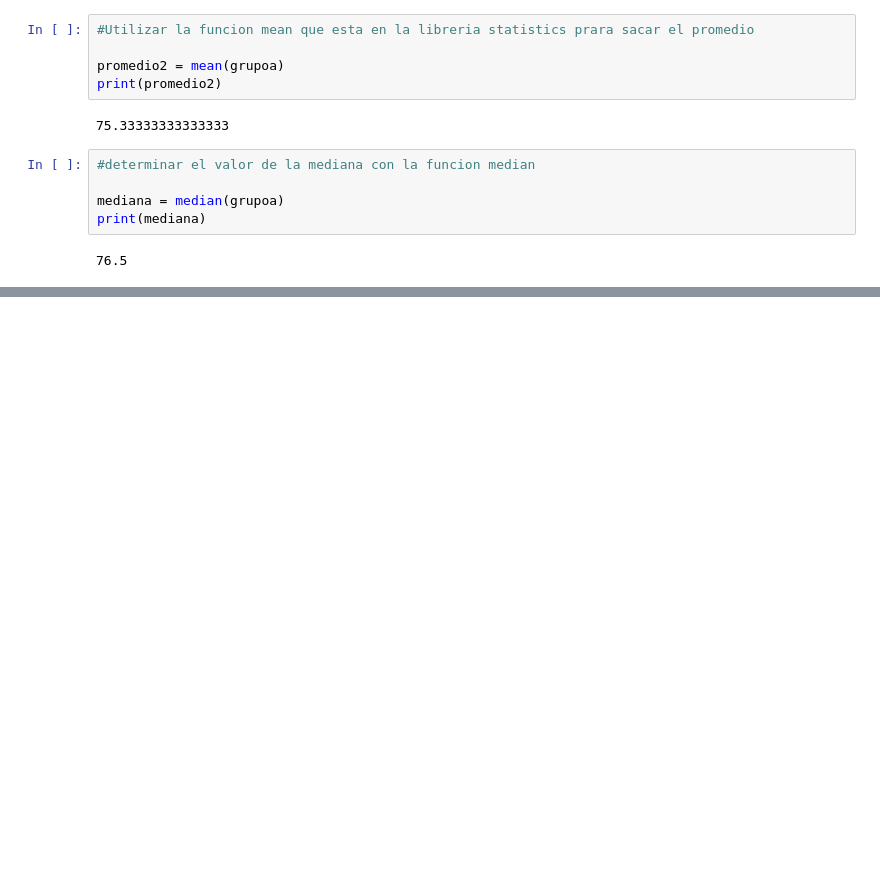
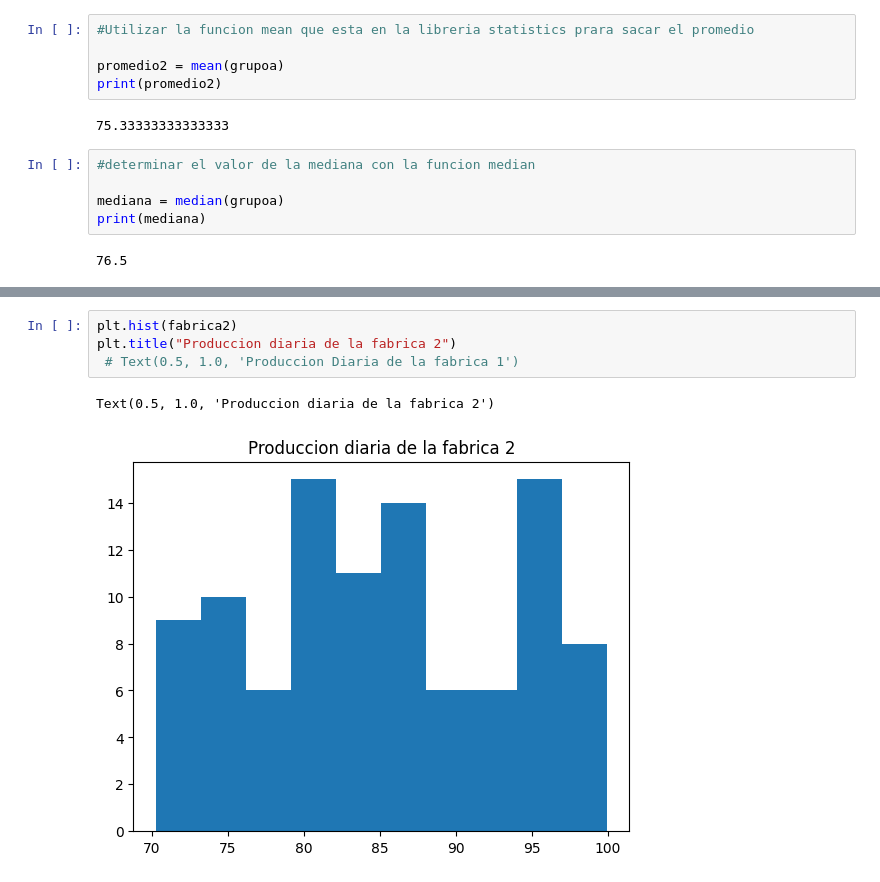
Before and after one commit to Ernesto23lolxd/Probabilidad, a Jupyter notebook: Unidad1/Practica1.ipynb, the cells around one changed output, grey strips where cells are left out. Cells and saved outputs as stored; diff of their text form; blank space fills up the shorter version.

```diff
--- a/Unidad1/Practica1.ipynb
+++ b/Unidad1/Practica1.ipynb
@@ -42,0 +126,7 @@ print(mediana)
+# %%
+plt.hist(fabrica2)
+plt.title("Produccion diaria de la fabrica 2")
+ # Text(0.5, 1.0, 'Produccion Diaria de la fabrica 1')
+# %% [output]
+Text(0.5, 1.0, 'Produccion diaria de la fabrica 2')
+[figure, added]
```
Also changed, not shown: parts of 14 cells of this notebook.
